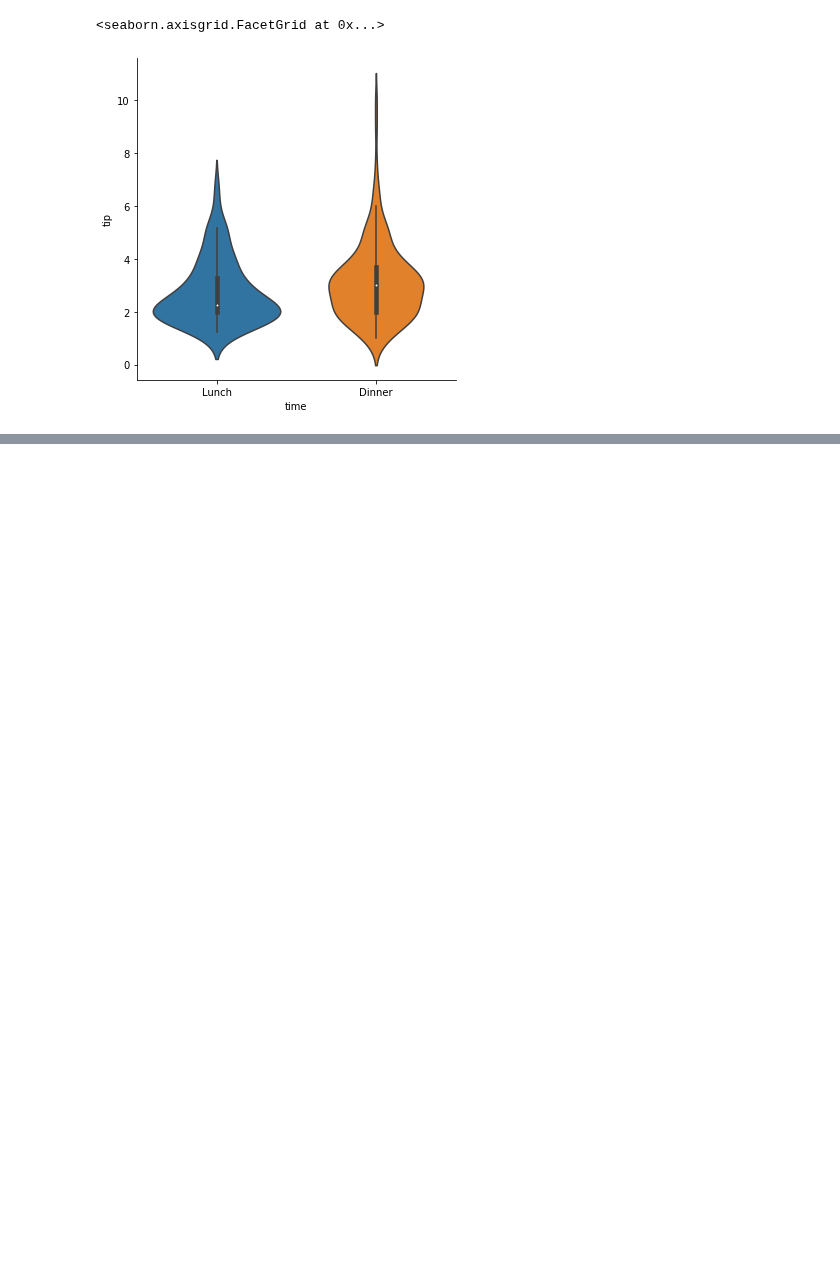
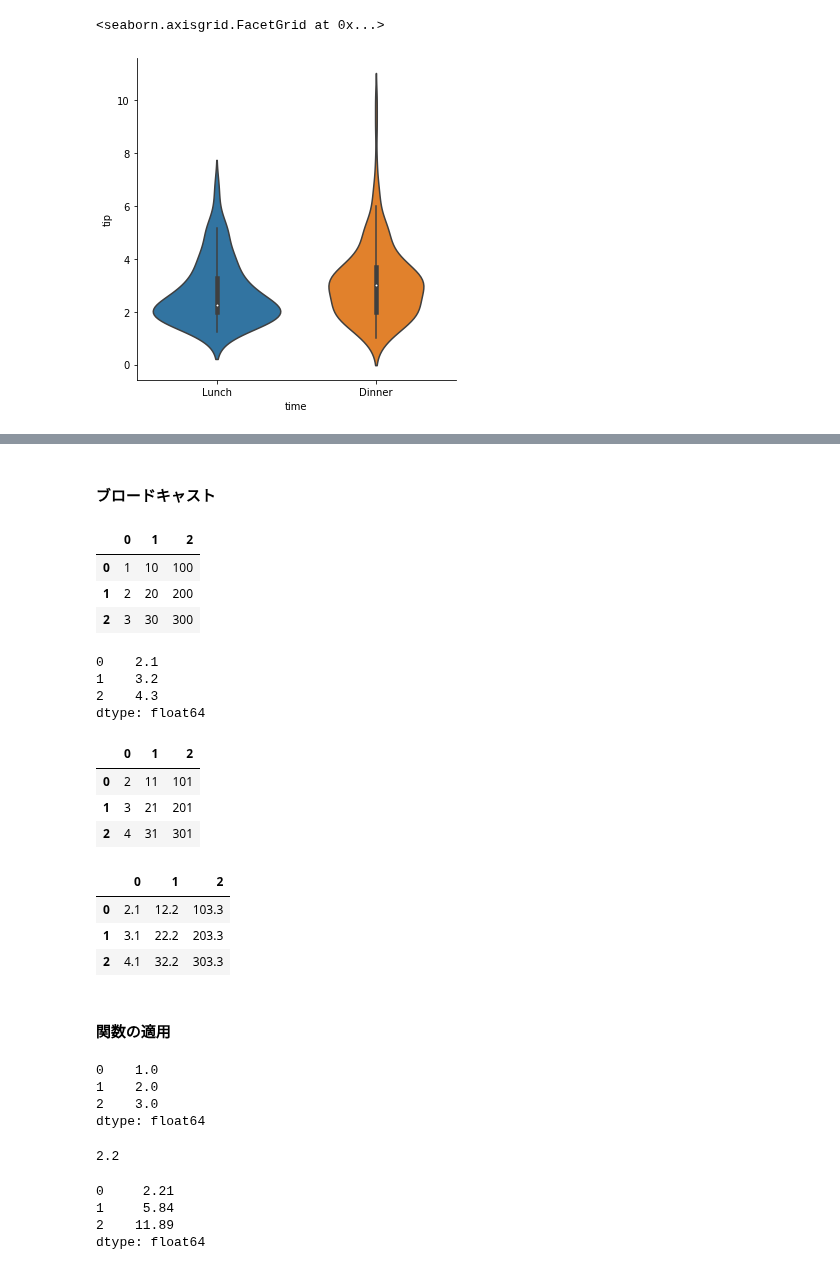
Before and after one commit to zfukuoka/Copying_a_sutra, a Jupyter notebook: SoftwareDesign202010_01/SoftwareDesign202010_0101.ipynb, the cells around one changed output, grey strips where cells are left out. Cells and saved outputs as stored; diff of their text form; code cells hidden in the pictures; blank space fills up the shorter version.

```diff
--- a/SoftwareDesign202010_01/SoftwareDesign202010_0101.ipynb
+++ b/SoftwareDesign202010_01/SoftwareDesign202010_0101.ipynb
@@ -18,0 +293,63 @@ sns.catplot(
+# %% [markdown]
+#### ブロードキャスト
+# %%
+float_ser = pd.Series([1.1, 2.2, 3.3])
+int_df = pd.DataFrame(
+    [
+     [1, 10, 100],
+     [2, 20, 200],
+     [3, 30, 300]
+    ],
+)
+int_df
+# %% [output]
+|  | 0 | 1 | 2 |
+| 0 | 1 | 10 | 100 |
+| 1 | 2 | 20 | 200 |
+| 2 | 3 | 30 | 300 |
+# %%
+float_ser + 1
+# %% [output]
+0    2.1
+1    3.2
+2    4.3
+dtype: float64
+# %%
+int_df + 1
+# %% [output]
+|  | 0 | 1 | 2 |
+| 0 | 2 | 11 | 101 |
+| 1 | 3 | 21 | 201 |
+| 2 | 4 | 31 | 301 |
+# %%
+int_df + float_ser
+# %% [output]
+|  | 0 | 1 | 2 |
+| 0 | 2.1 | 12.2 | 103.3 |
+| 1 | 3.1 | 22.2 | 203.3 |
+| 2 | 4.1 | 32.2 | 303.3 |
+# %% [markdown]
+#### 関数の適用
+# %%
+round(float_ser)
+# %% [output]
+0    1.0
+1    2.0
+2    3.0
+dtype: float64
+# %%
+import numpy as np
+
+np.median(float_ser)
+# %% [output]
+2.2
+# %%
+def my_func(x):
+  return x ** 2 + 1
+
+my_func(float_ser)
+# %% [output]
+0     2.21
+1     5.84
+2    11.89
+dtype: float64
```
Also changed, not shown: parts of 60 cells of this notebook.
